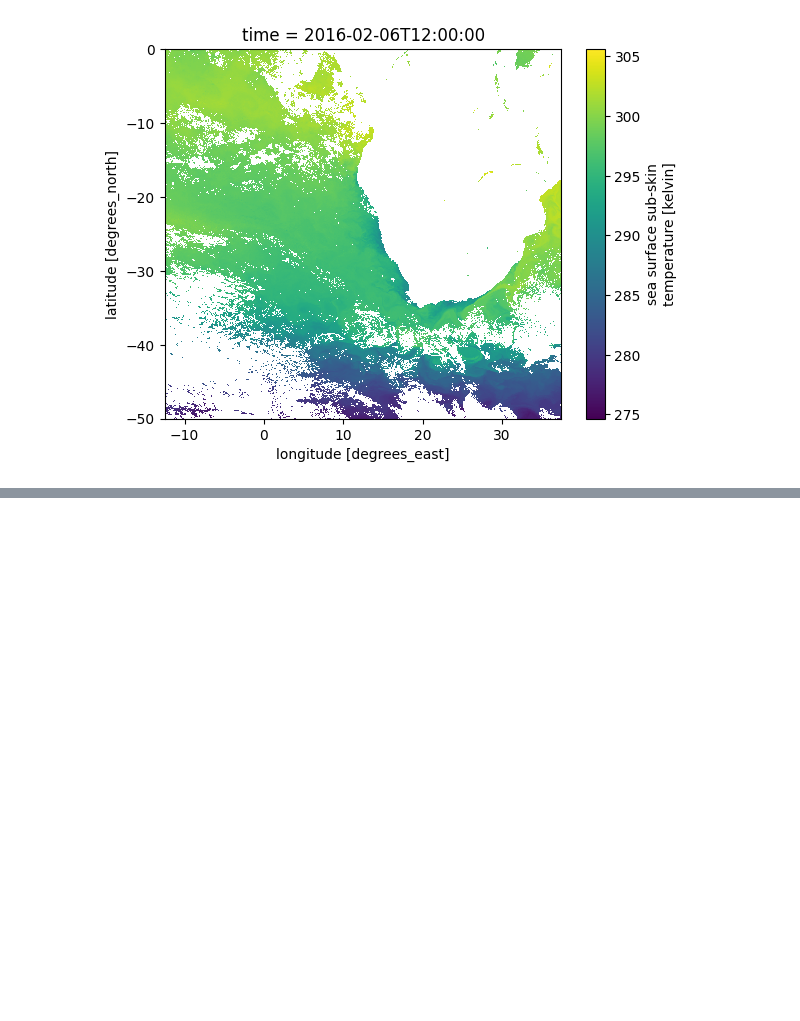
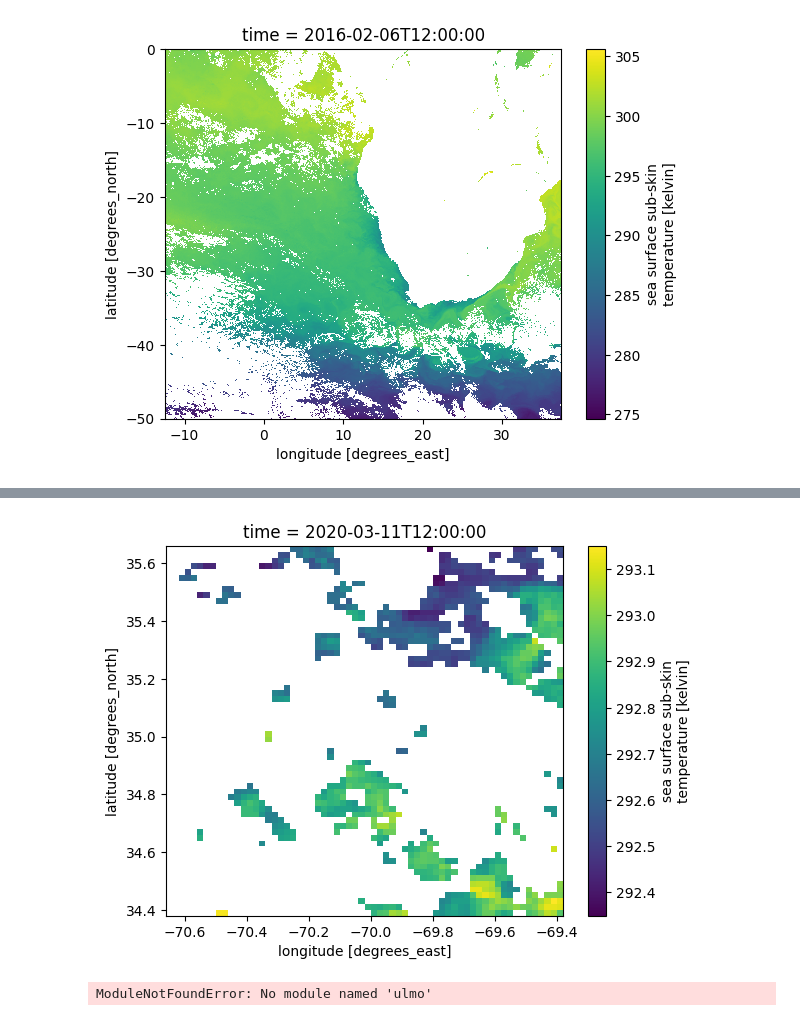
Before and after one commit to AI-for-Ocean-Science/ulmo, a Jupyter notebook: ulmo/sst_l3s/extraction_week3.ipynb, the cells around one changed output, grey strips where cells are left out. Drawn from its saved outputs; the diff is of its cells as text; code cells hidden in the pictures; blank space fills up the shorter version.

```diff
--- a/ulmo/sst_l3s/extraction_week3.ipynb
+++ b/ulmo/sst_l3s/extraction_week3.ipynb
@@ -119,0 +112,23 @@ array(295.13007, dtype=float32)
+# %%
+# we want a point centered on lon,lat = 70W,35N on 2020-03-11
+# this means we need lon = -70, lat = 35
+
+data_xr2 = xarray.open_dataset("/Volumes/Aqua-1/Hackathon/daily/l3s_fields/2020/071/20200311120000-STAR-L3S_GHRSST-SSTsubskin-LEO_Daily-ACSPO_V2.80-v02.0-fv01.0.nc")
+data_xr2
+
+centered_lat = 35
+centered_lon = -70
+pixel_num = 64
+
+lats = data_xr2['lat'].values
+lons = data_xr2['lon'].values
+
+center_lat = np.abs(lats-centered_lat).argmin()
+center_lon = np.abs(lons-centered_lon).argmin()
+
+start_lat = center_lat - (pixel_num // 2)
+end_lat = start_lat + pixel_num
+start_lon = center_lon - (pixel_num // 2)
+end_lon = start_lon + pixel_num
+
+subset = data_xr2.isel(lat = slice(start_lat,end_lat), lon = slice(start_lon,end_lon))
@@ -119,0 +143,12 @@ array(295.13007, dtype=float32)
+# %%
+subset['sea_surface_temperature'].plot()
+plt.show()
+# %% [output]
+[figure, added]
+# %%
+# using subarray again, try to use plotting technique "show_image"
+
+from ulmo.plotting import plotting
+plotting.show_image[subarray]
+# %% [output]
+ModuleNotFoundError: No module named 'ulmo'
```
Also changed, not shown: parts of 8 cells of this notebook.
